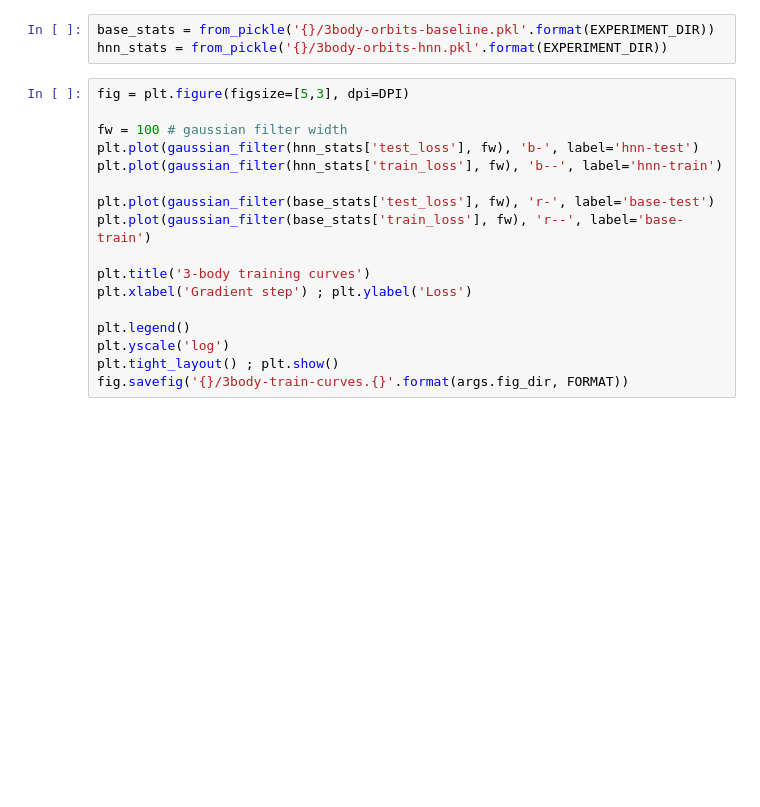
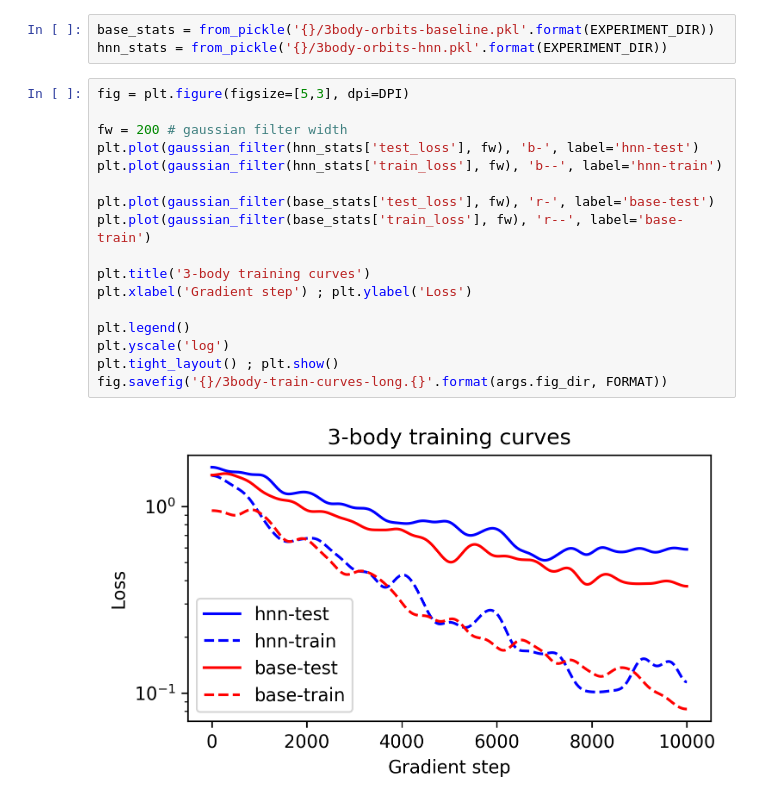
Before and after one commit to greydanus/hamiltonian-nn, a Jupyter notebook: analyze-3body.ipynb, the cells around one changed output. Saved outputs shown, nothing was run; the diff lists cells and outputs as text; blank space fills up the shorter version.

Commit message:
More 3-body results

```diff
--- a/analyze-3body.ipynb
+++ b/analyze-3body.ipynb
@@ -476,17 +483,19 @@ hnn_stats = from_pickle('{}/3body-orbits-hnn.pkl'.format(EXPERIMENT_DIR))
 # %%
 fig = plt.figure(figsize=[5,3], dpi=DPI)
 
-fw = 100 # gaussian filter width
+fw = 200 # gaussian filter width
 plt.plot(gaussian_filter(hnn_stats['test_loss'], fw), 'b-', label='hnn-test')
 plt.plot(gaussian_filter(hnn_stats['train_loss'], fw), 'b--', label='hnn-train')
 
 plt.plot(gaussian_filter(base_stats['test_loss'], fw), 'r-', label='base-test')
 plt.plot(gaussian_filter(base_stats['train_loss'], fw), 'r--', label='base-train')
 
 plt.title('3-body training curves')
 plt.xlabel('Gradient step') ; plt.ylabel('Loss')
 
 plt.legend()
 plt.yscale('log')
 plt.tight_layout() ; plt.show()
-fig.savefig('{}/3body-train-curves.{}'.format(args.fig_dir, FORMAT))
+fig.savefig('{}/3body-train-curves-long.{}'.format(args.fig_dir, FORMAT))
+# %% [output]
+[figure, added]
```
Also changed, not shown: parts of 8 cells of this notebook, 46 other files.
